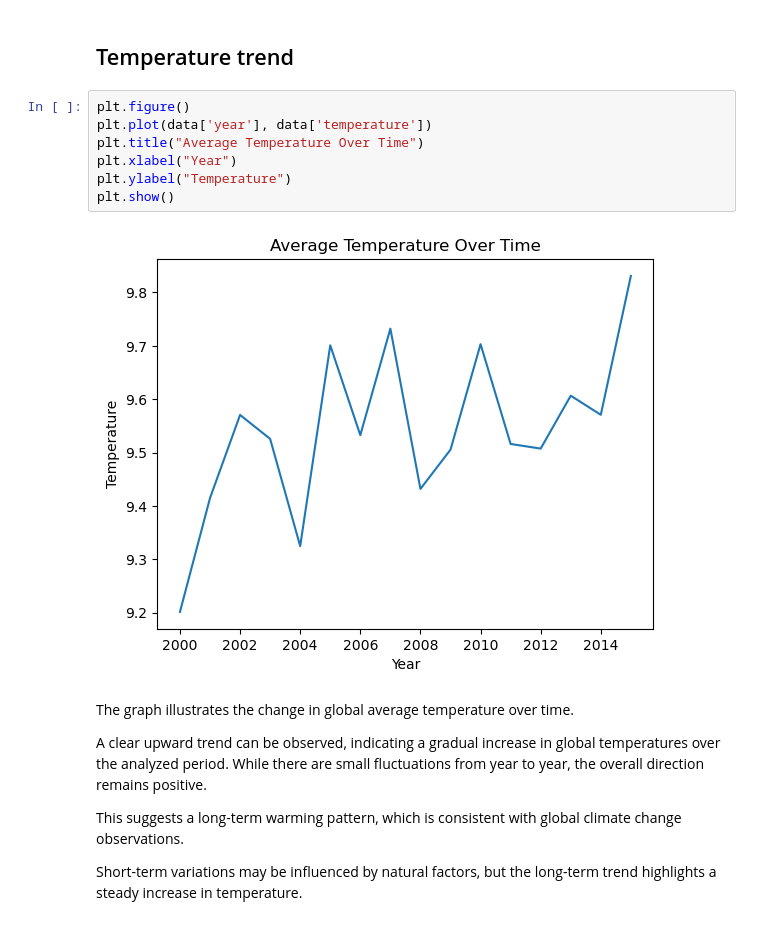
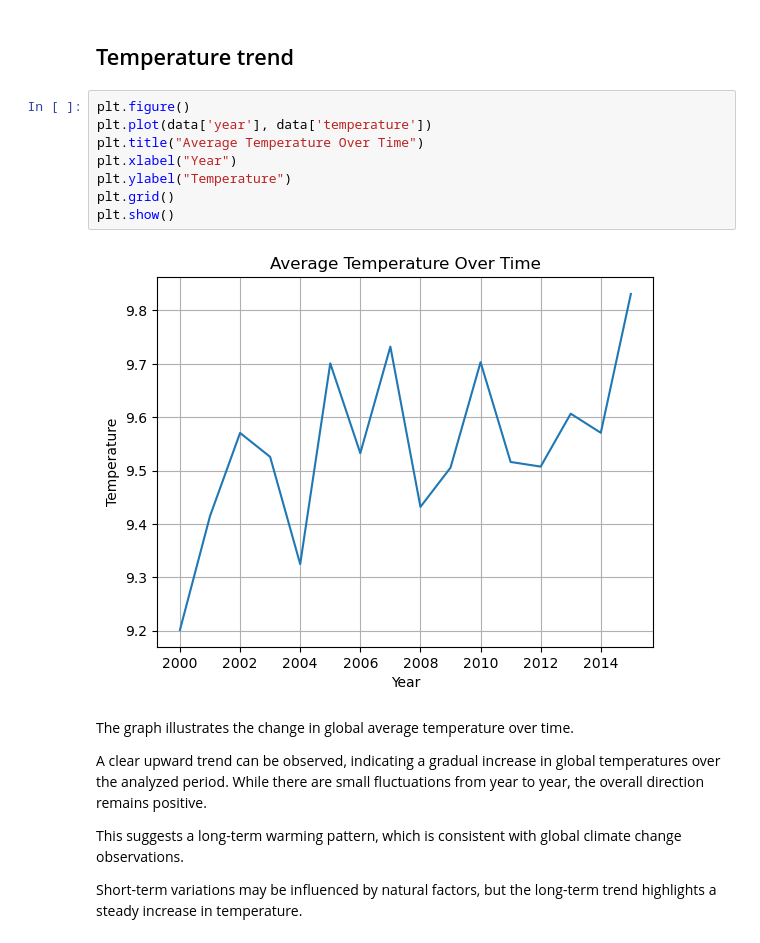
Before and after one commit to mimihorozova/climate_analysis, a Jupyter notebook: climate_analysis.ipynb, the cells around one changed output. Cells and saved outputs as stored; diff of their text form.

```diff
--- a/climate_analysis.ipynb
+++ b/climate_analysis.ipynb
@@ -110,12 +118,13 @@ No unit conversion was necessary, as the datasets were already consistent.
 # %%
 plt.figure()
 plt.plot(data['year'], data['temperature'])
 plt.title("Average Temperature Over Time")
 plt.xlabel("Year")
 plt.ylabel("Temperature")
+plt.grid()
 plt.show()
 # %% [output]
-[figure, old version]
+[figure, new version]
 # %% [markdown]
 The graph illustrates the change in global average temperature over time.
 
```
Also changed, not shown: parts of 8 cells of this notebook.
